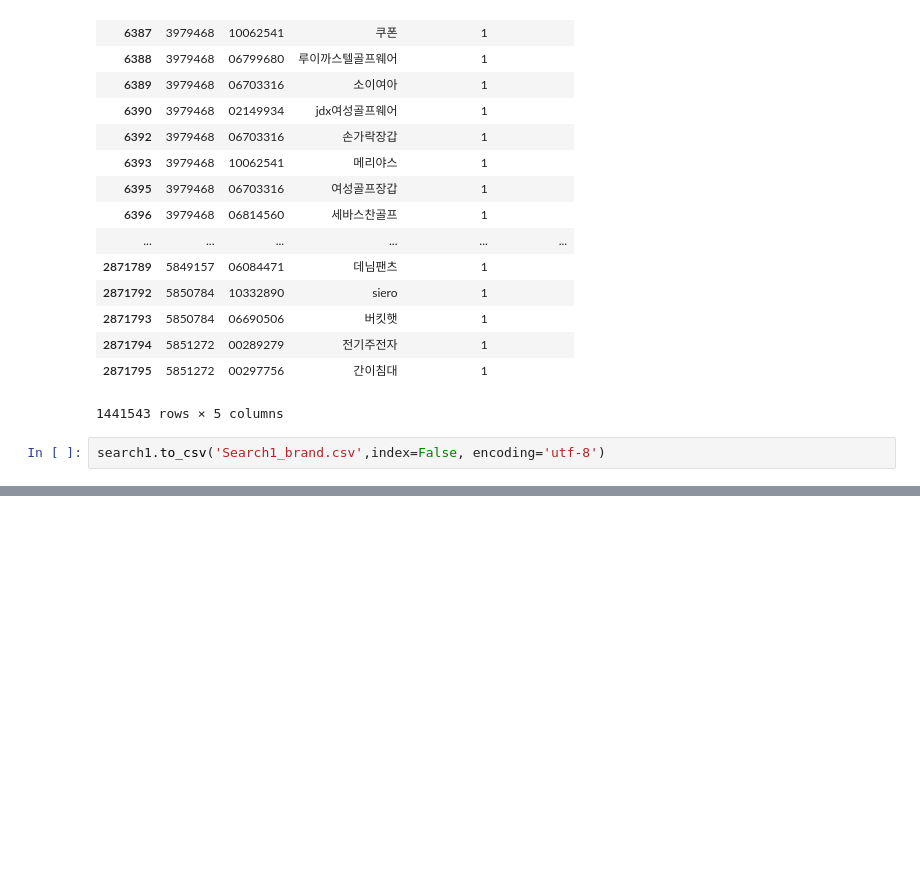
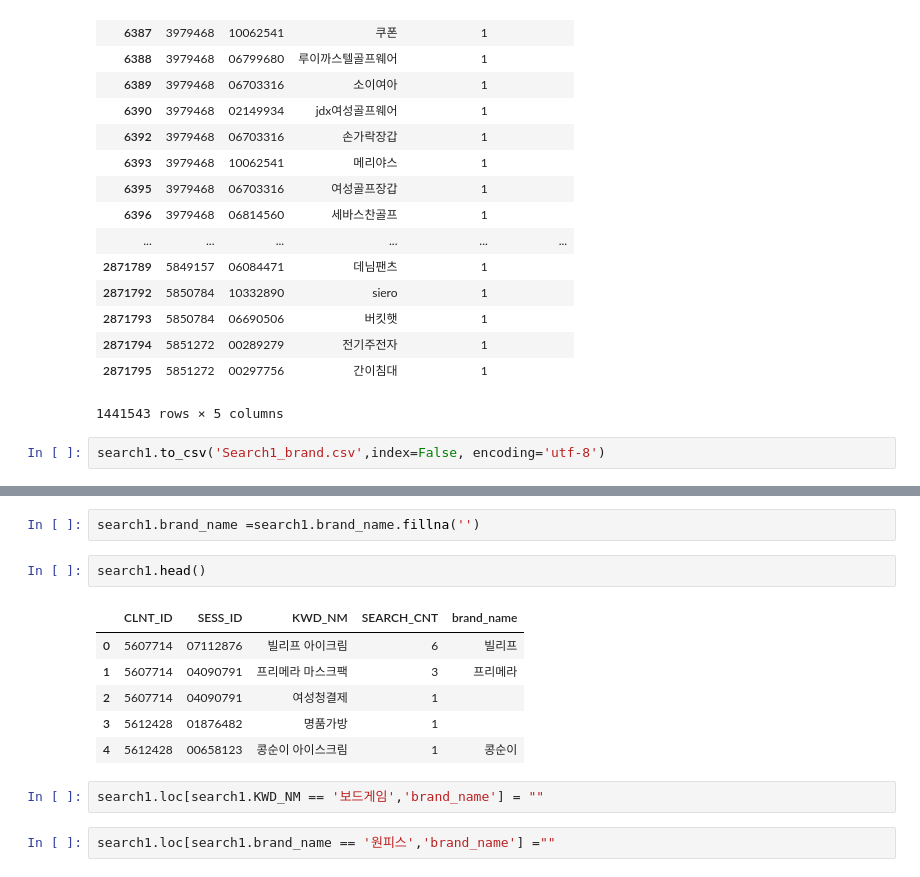
Before and after one commit to miniii222/-5th-L.point_bigdata_competiton, a Jupyter notebook: text/Search_extract_brand.ipynb, the cells around one changed output, grey strips where cells are left out. Drawn from its saved outputs; the diff is of its cells as text; blank space fills up the shorter version.

```diff
--- a/text/Search_extract_brand.ipynb
+++ b/text/Search_extract_brand.ipynb
@@ -400,0 +411,15 @@ search1.to_csv('Search1_brand.csv',index=False, encoding='utf-8')
+# %%
+search1.brand_name =search1.brand_name.fillna('')
+# %%
+search1.head()
+# %% [output]
+|  | CLNT_ID | SESS_ID | KWD_NM | SEARCH_CNT | brand_name |
+| 0 | 5607714 | 07112876 | 빌리프 아이크림 | 6 | 빌리프 |
+| 1 | 5607714 | 04090791 | 프리메라 마스크팩 | 3 | 프리메라 |
+| 2 | 5607714 | 04090791 | 여성청결제 | 1 |  |
+| 3 | 5612428 | 01876482 | 명품가방 | 1 |  |
+| 4 | 5612428 | 00658123 | 콩순이 아이스크림 | 1 | 콩순이 |
+# %%
+search1.loc[search1.KWD_NM == '보드게임','brand_name'] = ""
+# %%
+search1.loc[search1.brand_name == '원피스','brand_name'] =""
```
Also changed, not shown: parts of 13 cells of this notebook.
